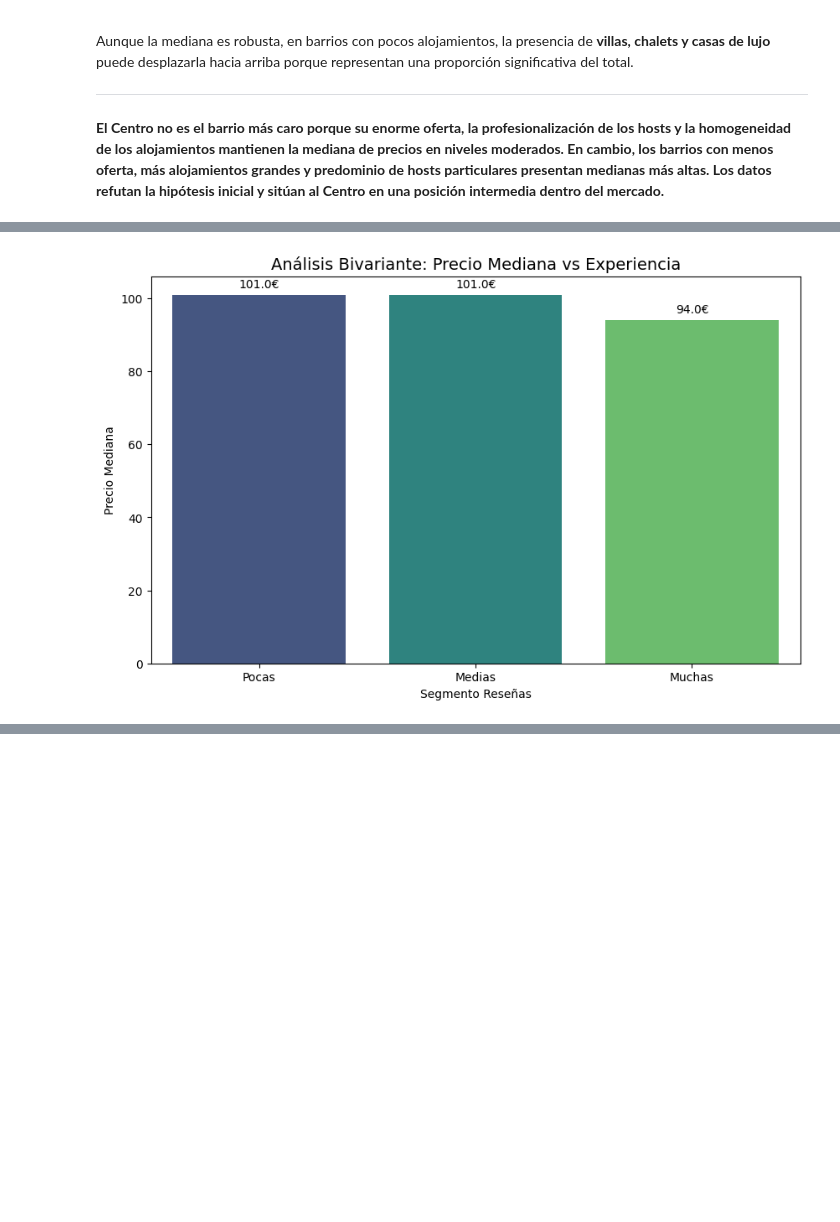
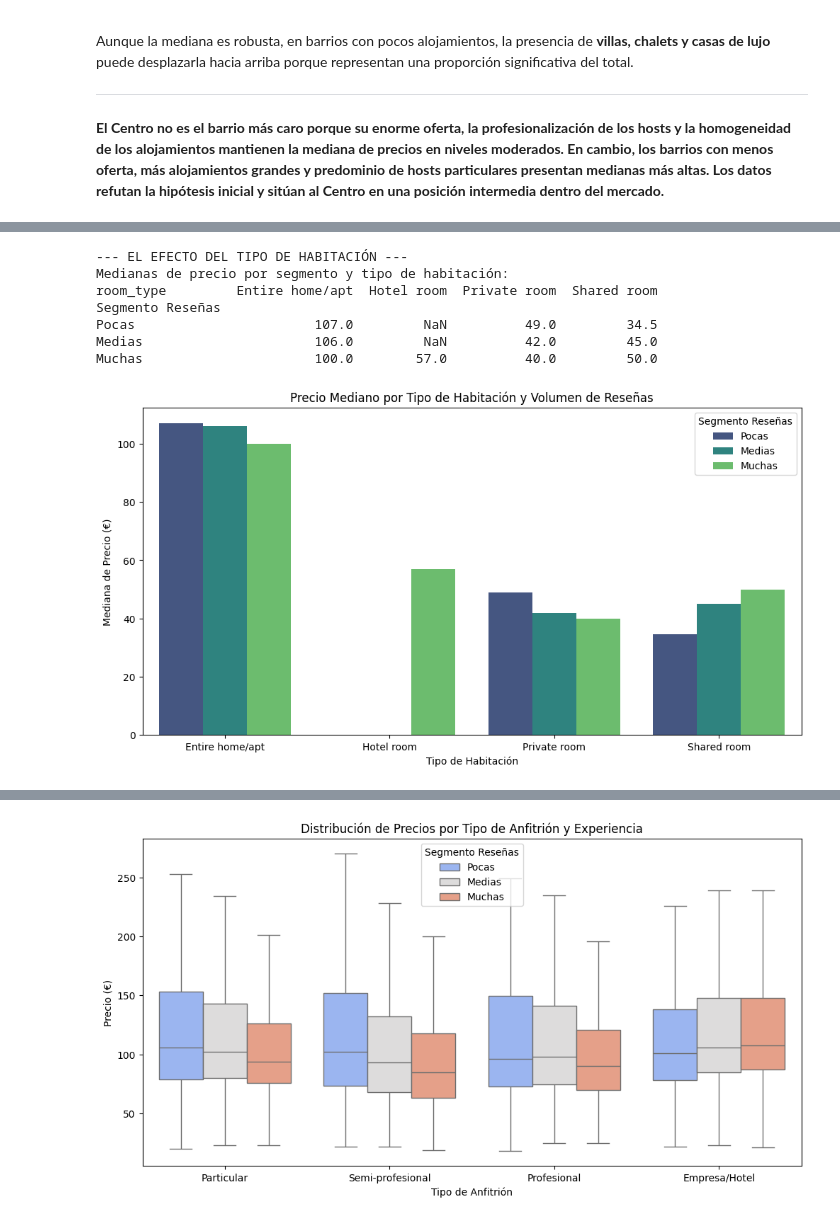
Before and after one commit to MHHsim/Proyect-Break-I, a Jupyter notebook: src/notebooks/Fase_04_Analysis.ipynb, the cells around one changed output, grey strips where cells are left out. Saved outputs shown, nothing was run; the diff lists cells and outputs as text; code cells hidden in the pictures; blank space fills up the shorter version.

```diff
--- a/src/notebooks/Fase_04_Analysis.ipynb
+++ b/src/notebooks/Fase_04_Analysis.ipynb
@@ -485 +485,4 @@ La lógica detrás de esto suele ser que los "anfitriones novatos" o con propied
+# %%
+# Variables creadas nuevas:
+df['price_per_accommodation'] = df['price'] / df['accommodates'] # Divide precio / capacidad para evitar analizar "casas grandes" como "caras" erróneamente.
 # %% [markdown]
@@ -543,26 +653,59 @@ Tenemos una muestra sana. Tenemos casi la misma cantidad de alojamientos en "Med
 # %%
-# 2. Crear la tabla resumen asegurando que 'Segmento Reseñas' sea una COLUMNA (con reset_index)
-tabla_grafico = df.groupby('Segmento Reseñas', observed=False)['price'].median().reset_index()
-tabla_grafico.columns = ['Segmento Reseñas', 'Precio Mediana']
+print("--- EL EFECTO DEL TIPO DE HABITACIÓN ---")
 
-# 3. Dibujar el gráfico usando esa tabla
-plt.figure(figsize=(10, 6))
-plot = sns.barplot(
-    data=tabla_grafico,
-    x='Segmento Reseñas',
-    y='Precio Mediana',
-    palette='viridis'
-)
+# Tabla cruzada de medianas: Segmento Reseñas vs Tipo de Habitación
+tabla_room = df.groupby(['Segmento Reseñas', 'room_type'], observed=False)['price'].median().unstack()
+print("Medianas de precio por segmento y tipo de habitación:")
+print(tabla_room)
 
-# 4. Añadir etiquetas de datos encima de las barras
-for p in plot.patches:
-    plot.annotate(format(p.get_height(), '.1f') + '€',
-                   (p.get_x() + p.get_width() / 2., p.get_height()),
-                   ha = 'center', va = 'center',
-                   xytext = (0, 9),
-                   textcoords = 'offset points')
+# Gráfico de barras agrupadas para el tipo de habitación
+plt.figure(figsize=(12, 6))
+df_melted_room = df.groupby(['Segmento Reseñas', 'room_type'], observed=False)['price'].median().reset_index()
+sns.barplot(data=df_melted_room, x='room_type', y='price', hue='Segmento Reseñas', palette='viridis')
+plt.title('Precio Mediano por Tipo de Habitación y Volumen de Reseñas')
+plt.xlabel('Tipo de Habitación')
+plt.ylabel('Mediana de Precio (€)')
+plt.legend(title='Segmento Reseñas')
+plt.show()
 
-plt.title('Análisis Bivariante: Precio Mediana vs Experiencia', fontsize=14)
+
+print("\n--- EL FACTOR PROFESIONALIZACIÓN (HOST TYPE) ---")
+
+# Comprobamos si el comportamiento varía según si el anfitrión es particular o empresa
+tabla_host = df.groupby(['Segmento Reseñas', 'host_type'], observed=False)['price'].median().unstack()
+print("Medianas de precio por segmento y tipo de anfitrión:")
+print(tabla_host)
+
+# Gráfico de cajas sin outliers para evaluar el comportamiento del anfitrión
+plt.figure(figsize=(12, 6))
+sns.boxplot(data=df, x='host_type', y='price', hue='Segmento Reseñas', showfliers=False, palette='coolwarm')
+plt.title('Distribución de Precios por Tipo de Anfitrión y Experiencia')
+plt.xlabel('Tipo de Anfitrión')
+plt.ylabel('Precio (€)')
+plt.legend(title='Segmento Reseñas')
 plt.show()
+
+
+print("\n--- VALIDACIÓN DE LA DISPONIBILIDAD ---")
+
+# Analizamos si los alojamientos con pocas reseñas tienen un comportamiento de disponibilidad distinto
+tabla_disp = df.groupby('Segmento Reseñas', observed=False)['availability_365'].median().reset_index()
+print("Mediana de disponibilidad anual (días) por segmento:")
+print(tabla_disp)
+
+# Gráfico de barras para la disponibilidad
+plt.figure(figsize=(8, 5))
+sns.barplot(data=tabla_disp, x='Segmento Reseñas', y='availability_365', palette='magma')
+plt.title('Mediana de Días Disponibles al Año por Segmento')
+plt.xlabel('Segmento de Reseñas')
+plt.ylabel('Días Disponibles (Mediana)')
+plt.show()
 # %% [output]
+--- EL EFECTO DEL TIPO DE HABITACIÓN ---
+Medianas de precio por segmento y tipo de habitación:
+room_type         Entire home/apt  Hotel room  Private room  Shared room
+Segmento Reseñas
+Pocas                       107.0         NaN          49.0         34.5
+Medias                      106.0         NaN          42.0         45.0
+Muchas                      100.0        57.0          40.0         50.0
-[figure, old version]
+[figure, new version]
@@ -568,0 +719 @@ plt.show()
+[figure, added]
```
Also changed, not shown: parts of 40 cells of this notebook, 6 other files.
